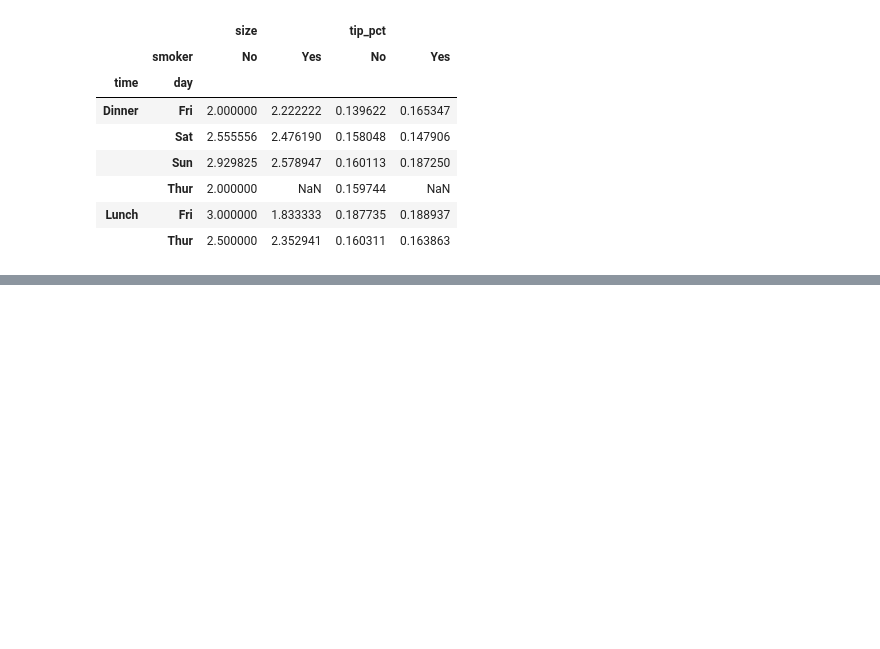
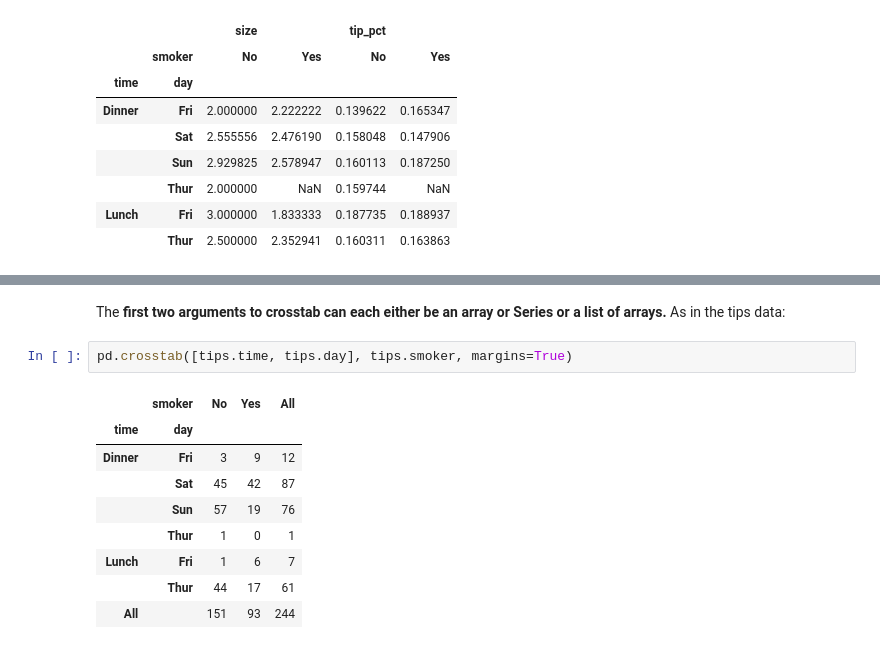
Before and after one commit to lucaslokchan/data-analysis, a Jupyter notebook: Python for Data Analysis/10_Data_Aggregation_and_Group_Operations.ipynb, the cells around one changed output, grey strips where cells are left out. Saved outputs shown, nothing was run; the diff lists cells and outputs as text; blank space fills up the shorter version.

```diff
--- a/Python for Data Analysis/10_Data_Aggregation_and_Group_Operations.ipynb
+++ b/Python for Data Analysis/10_Data_Aggregation_and_Group_Operations.ipynb
@@ -1258,0 +1358,14 @@ tips.pivot_table(['tip_pct', 'size'], index=['time', 'day'],
+# %% [markdown]
+The **first two arguments to crosstab can each either be an array or Series or a list of arrays.** As in the tips data:
+# %%
+pd.crosstab([tips.time, tips.day], tips.smoker, margins=True)
+# %% [output]
+|  | smoker | No | Yes | All |
+| time | day |  |  |  |
+| Dinner | Fri | 3 | 9 | 12 |
+|  | Sat | 45 | 42 | 87 |
+|  | Sun | 57 | 19 | 76 |
+|  | Thur | 1 | 0 | 1 |
+| Lunch | Fri | 1 | 6 | 7 |
+|  | Thur | 44 | 17 | 61 |
+| All |  | 151 | 93 | 244 |
```
Also changed, not shown: parts of 52 cells of this notebook.
